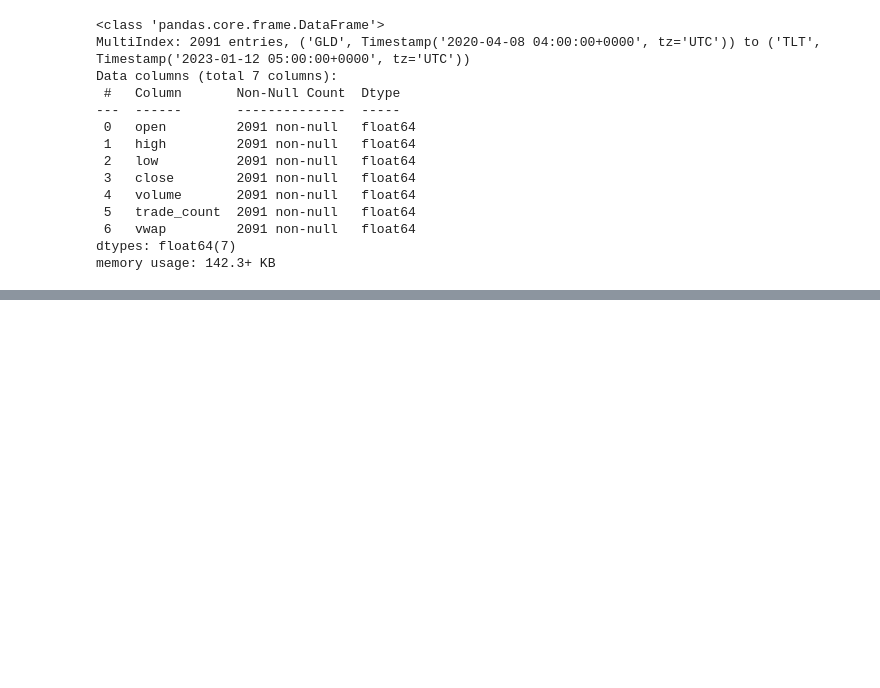
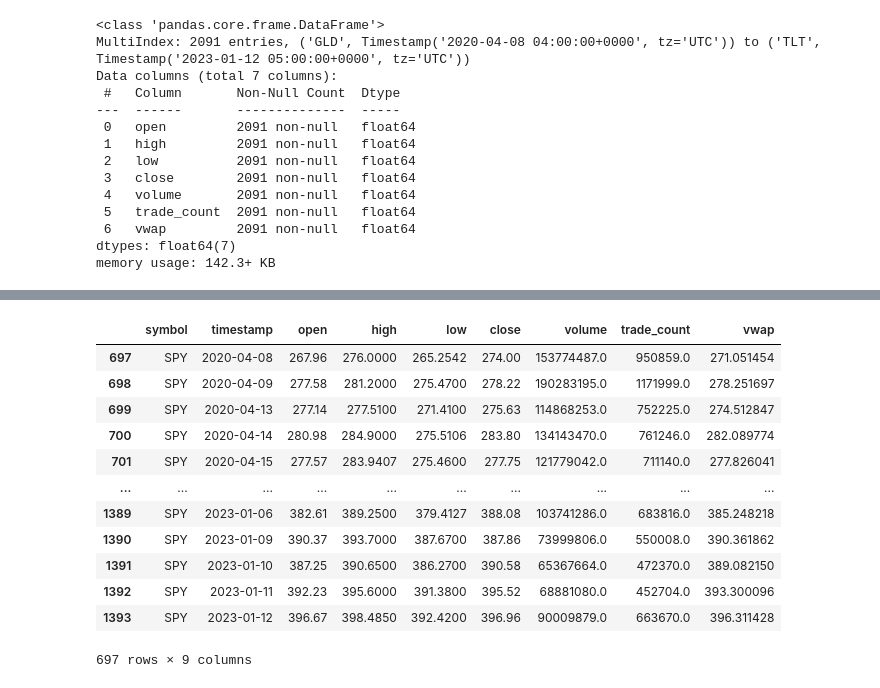
Before and after one commit to jordan-gilmartin/Alpaca-API-Data, a Jupyter notebook: Alpaca-API-Data.ipynb, the cells around one changed output, grey strips where cells are left out. Saved outputs shown, nothing was run; the diff lists cells and outputs as text; code cells hidden in the pictures; blank space fills up the shorter version.

```diff
--- a/Alpaca-API-Data.ipynb
+++ b/Alpaca-API-Data.ipynb
@@ -291,0 +328,18 @@ memory usage: 142.3+ KB
+# %%
+# Subset of SPY only
+loc_df = stock_df.loc[(stock_df.symbol == 'SPY'), :]
+loc_df
+# %% [output]
+|  | symbol | timestamp | open | high | low | close | volume | trade_count | vwap |
+| 697 | SPY | 2020-04-08 | 267.96 | 276.0000 | 265.2542 | 274.00 | 153774487.0 | 950859.0 | 271.051454 |
+| 698 | SPY | 2020-04-09 | 277.58 | 281.2000 | 275.4700 | 278.22 | 190283195.0 | 1171999.0 | 278.251697 |
+| 699 | SPY | 2020-04-13 | 277.14 | 277.5100 | 271.4100 | 275.63 | 114868253.0 | 752225.0 | 274.512847 |
+| 700 | SPY | 2020-04-14 | 280.98 | 284.9000 | 275.5106 | 283.80 | 134143470.0 | 761246.0 | 282.089774 |
+| 701 | SPY | 2020-04-15 | 277.57 | 283.9407 | 275.4600 | 277.75 | 121779042.0 | 711140.0 | 277.826041 |
+| ... | ... | ... | ... | ... | ... | ... | ... | ... | ... |
+| 1389 | SPY | 2023-01-06 | 382.61 | 389.2500 | 379.4127 | 388.08 | 103741286.0 | 683816.0 | 385.248218 |
+| 1390 | SPY | 2023-01-09 | 390.37 | 393.7000 | 387.6700 | 387.86 | 73999806.0 | 550008.0 | 390.361862 |
+| 1391 | SPY | 2023-01-10 | 387.25 | 390.6500 | 386.2700 | 390.58 | 65367664.0 | 472370.0 | 389.082150 |
+| 1392 | SPY | 2023-01-11 | 392.23 | 395.6000 | 391.3800 | 395.52 | 68881080.0 | 452704.0 | 393.300096 |
+| 1393 | SPY | 2023-01-12 | 396.67 | 398.4850 | 392.4200 | 396.96 | 90009879.0 | 663670.0 | 396.311428 |
+697 rows × 9 columns
```
Also changed, not shown: parts of 3 cells of this notebook.
